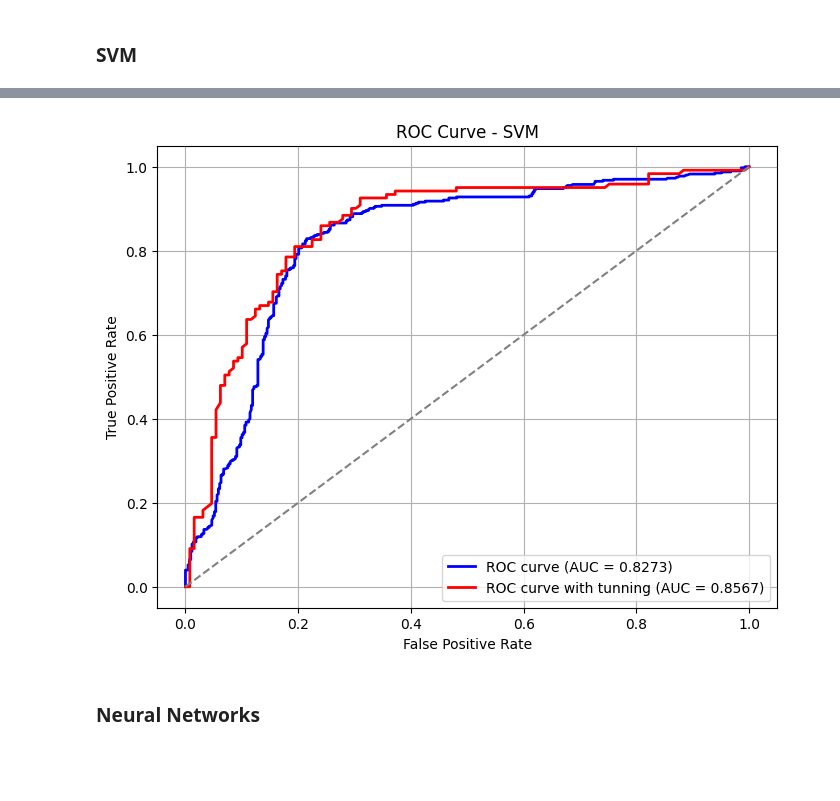
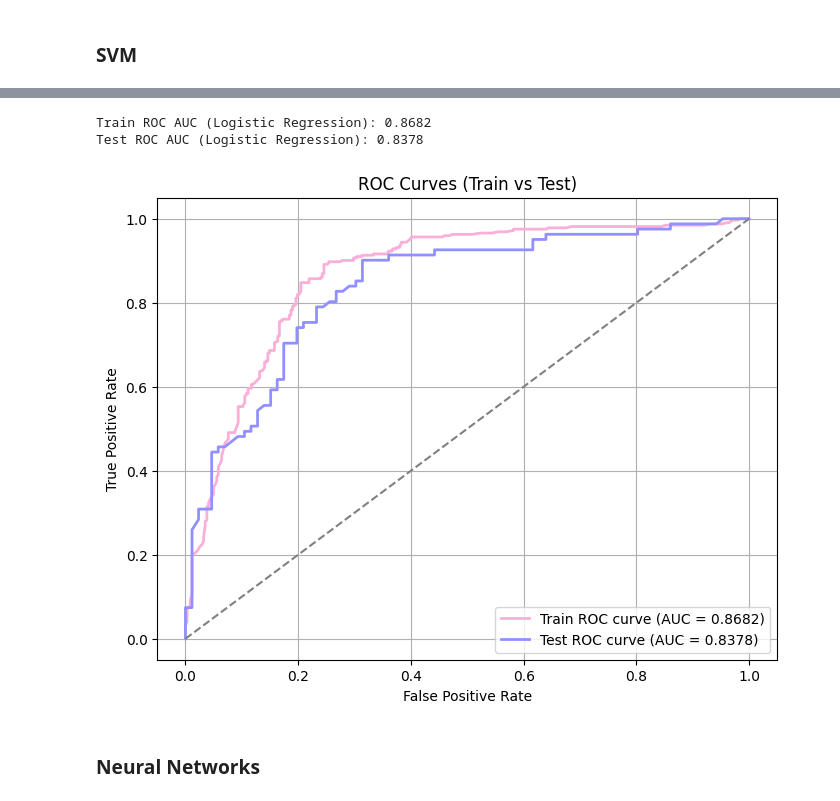
Before and after one commit to ceciliasant/AAproj1, a Jupyter notebook: proj1.ipynb, the cells around one changed output, grey strips where cells are left out. Saved outputs shown, nothing was run; the diff lists cells and outputs as text; code cells hidden in the pictures; blank space fills up the shorter version.

```diff
--- a/proj1.ipynb
+++ b/proj1.ipynb
@@ -243,3 +238,6 @@ seed = 42
 np.random.seed(seed)
 random.seed(seed)
 tf.random.set_seed(seed)
+
+### split to train and test and then do the cv on train
+X_train, X_test, y_train, y_test = train_test_split(X, y, test_size=0.2, random_state=seed, stratify=y)
@@ -462,0 +390,11 @@ Accuracy: 0.7920
+# %%
+#Hyperparameter tunning
+param_grid = {
+    'svm__C': [0.01,0.1, 1, 10],  # Regularization
+    'svm__gamma': ['scale', 'auto', 0.01, 0.001]  # Scales for kernel RBF
+}
+
+grid_search_svm = GridSearchCV(pipeline_svm, param_grid, cv=cv, scoring='accuracy', n_jobs=-1)
+grid_search_svm.fit(X_train, y_train)
+
+print(f"Best Hyperparameters (SVM): {grid_search_svm.best_params_}")
@@ -462,0 +403,5 @@ Accuracy: 0.7920
+# %%
+## Train with best parameters
+
+best_svm = grid_search_svm.best_estimator_
+best_svm.fit(X_train, y_train)
@@ -463,18 +467,32 @@ Accuracy: 0.7920
 # %%
-#Comparison with tunning
+## ROC curves
+# predicted probabilities for the positive class (Malignant = 1)
+y_train_prob = best_svm.predict_proba(X_train)[:, 1]
+y_test_prob = best_svm.predict_proba(X_test)[:, 1]
+
+# train set
+fpr_train, tpr_train, _ = roc_curve(y_train, y_train_prob)
+roc_auc_train = auc(fpr_train, tpr_train)
+
+# test set
+fpr_test, tpr_test, _ = roc_curve(y_test, y_test_prob)
+roc_auc_test_svm = auc(fpr_test, tpr_test)
+
+print(f"Train ROC AUC (Logistic Regression): {roc_auc_train:.4f}")
+print(f"Test ROC AUC (Logistic Regression): {roc_auc_test_svm:.4f}")
+
 plt.figure(figsize=(8, 6))
-plt.plot(fpr_svm, tpr_svm, color='blue', lw=2, label=f'ROC curve (AUC = {roc_auc_svm:.4f})')
-plt.plot(fpr_best_svm, tpr_best_svm, color='red', lw=2, label=f'ROC curve with tunning (AUC = {roc_auc_best_svm:.4f})')
+plt.plot(fpr_train, tpr_train, color= '#f9afd7ff', lw=2, label=f'Train ROC curve (AUC = {roc_auc_train:.4f})')
+plt.plot(fpr_test, tpr_test, color='#9290ffff', lw=2, label=f'Test ROC curve (AUC = {roc_auc_test_svm:.4f})')
 plt.plot([0, 1], [0, 1], color='gray', linestyle='--')
-
 
 plt.xlabel('False Positive Rate')
 plt.ylabel('True Positive Rate')
-plt.title('ROC Curve - SVM')
+plt.title('ROC Curves (Train vs Test)')
 plt.legend(loc='lower right')
 plt.grid(True)
-
-
 plt.show()
 # %% [output]
+Train ROC AUC (Logistic Regression): 0.8682
+Test ROC AUC (Logistic Regression): 0.8378
-[figure, old version]
+[figure, new version]
```
Also changed, not shown: parts of 49 cells of this notebook.
